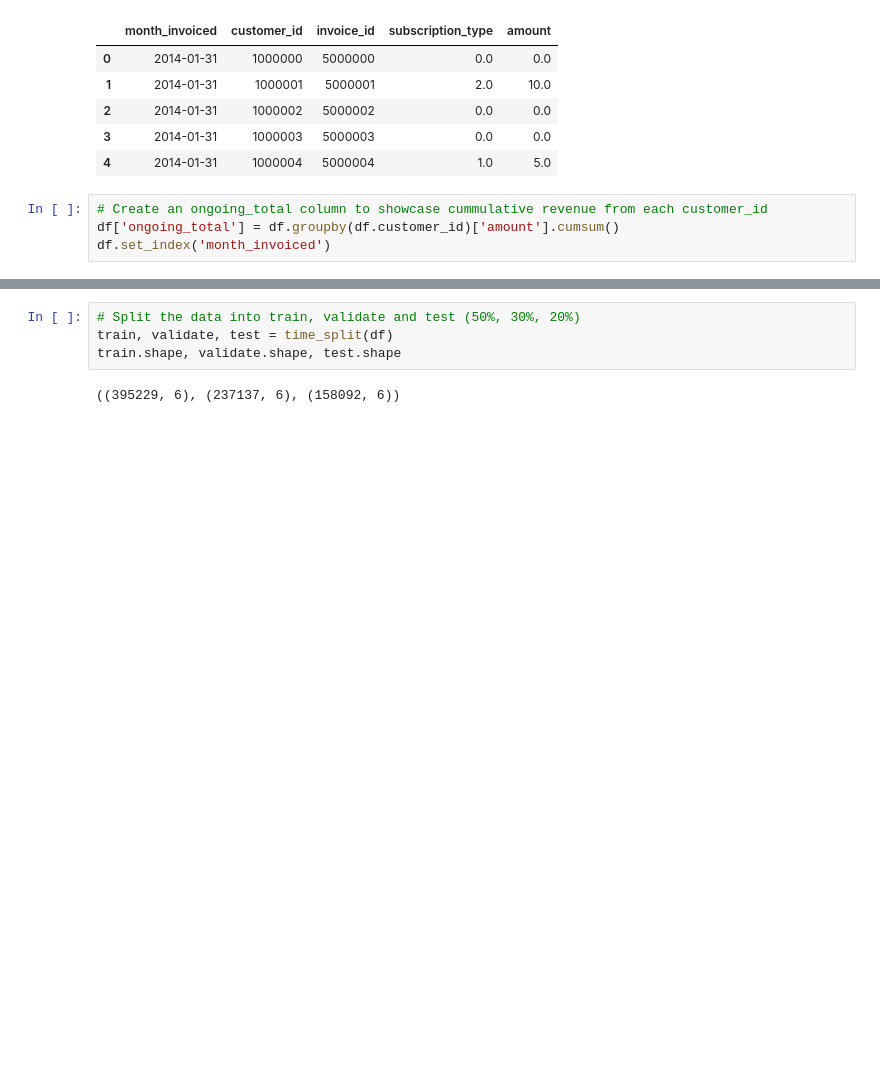
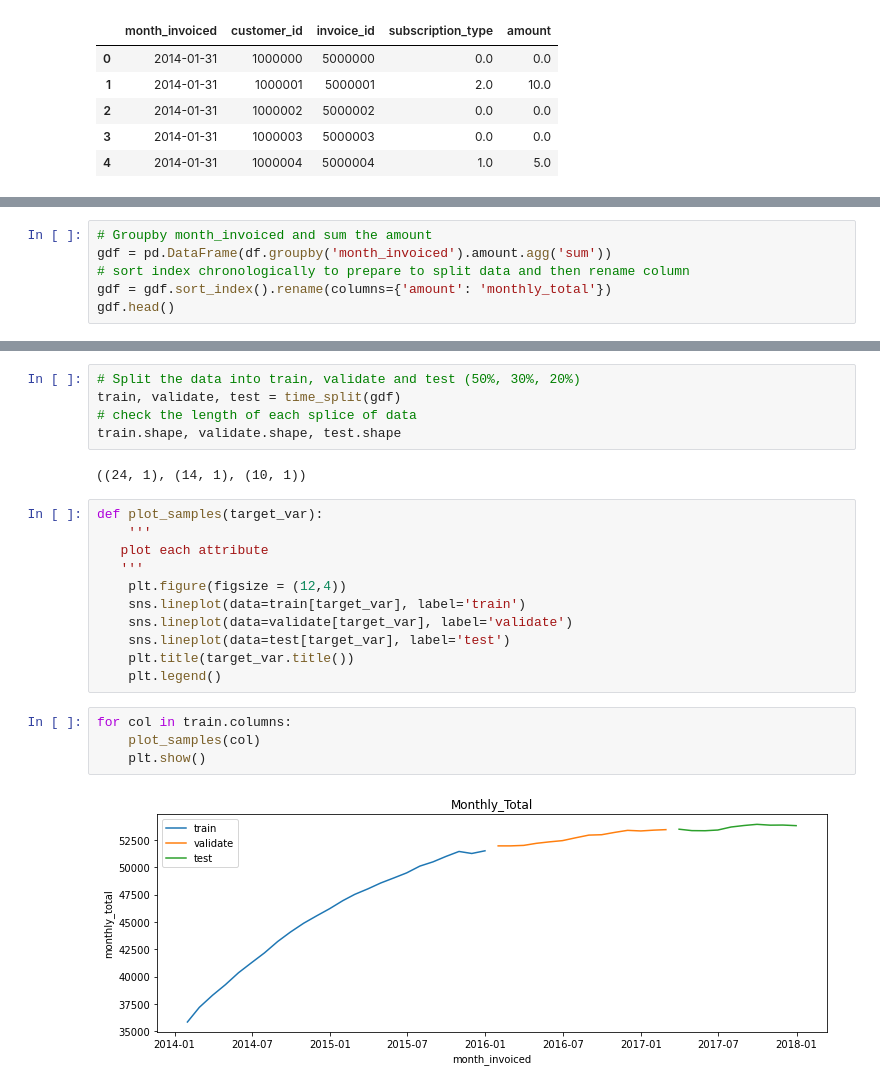
Before and after one commit to CharlesAtchison/time-series-exercises, a Jupyter notebook: modeling.ipynb, the cells around one changed output, grey strips where cells are left out. Cells and saved outputs as stored; diff of their text form; blank space fills up the shorter version.

```diff
--- a/modeling.ipynb
+++ b/modeling.ipynb
@@ -102,7 +102,3 @@ df.head()
 | 2 | 2014-01-31 | 1000002 | 5000002 | 0.0 | 0.0 |
 | 3 | 2014-01-31 | 1000003 | 5000003 | 0.0 | 0.0 |
 | 4 | 2014-01-31 | 1000004 | 5000004 | 1.0 | 5.0 |
-# %%
-# Create an ongoing_total column to showcase cummulative revenue from each customer_id
-df['ongoing_total'] = df.groupby(df.customer_id)['amount'].cumsum()
-df.set_index('month_invoiced')
@@ -138,0 +105,6 @@ df.set_index('month_invoiced')
+# %%
+# Groupby month_invoiced and sum the amount
+gdf = pd.DataFrame(df.groupby('month_invoiced').amount.agg('sum'))
+# sort index chronologically to prepare to split data and then rename column
+gdf = gdf.sort_index().rename(columns={'amount': 'monthly_total'})
+gdf.head()
@@ -139,6 +119,24 @@ df.set_index('month_invoiced')
 # %%
 # Split the data into train, validate and test (50%, 30%, 20%)
-train, validate, test = time_split(df)
+train, validate, test = time_split(gdf)
+# check the length of each splice of data
 train.shape, validate.shape, test.shape
 # %% [output]
-((395229, 6), (237137, 6), (158092, 6))
+((24, 1), (14, 1), (10, 1))
+# %%
+def plot_samples(target_var):
+    '''
+   plot each attribute
+   '''
+    plt.figure(figsize = (12,4))
+    sns.lineplot(data=train[target_var], label='train')
+    sns.lineplot(data=validate[target_var], label='validate')
+    sns.lineplot(data=test[target_var], label='test')
+    plt.title(target_var.title())
+    plt.legend()
+# %%
+for col in train.columns:
+    plot_samples(col)
+    plt.show()
+# %% [output]
+[figure, added]
```
Also changed, not shown: parts of 23 cells of this notebook.
